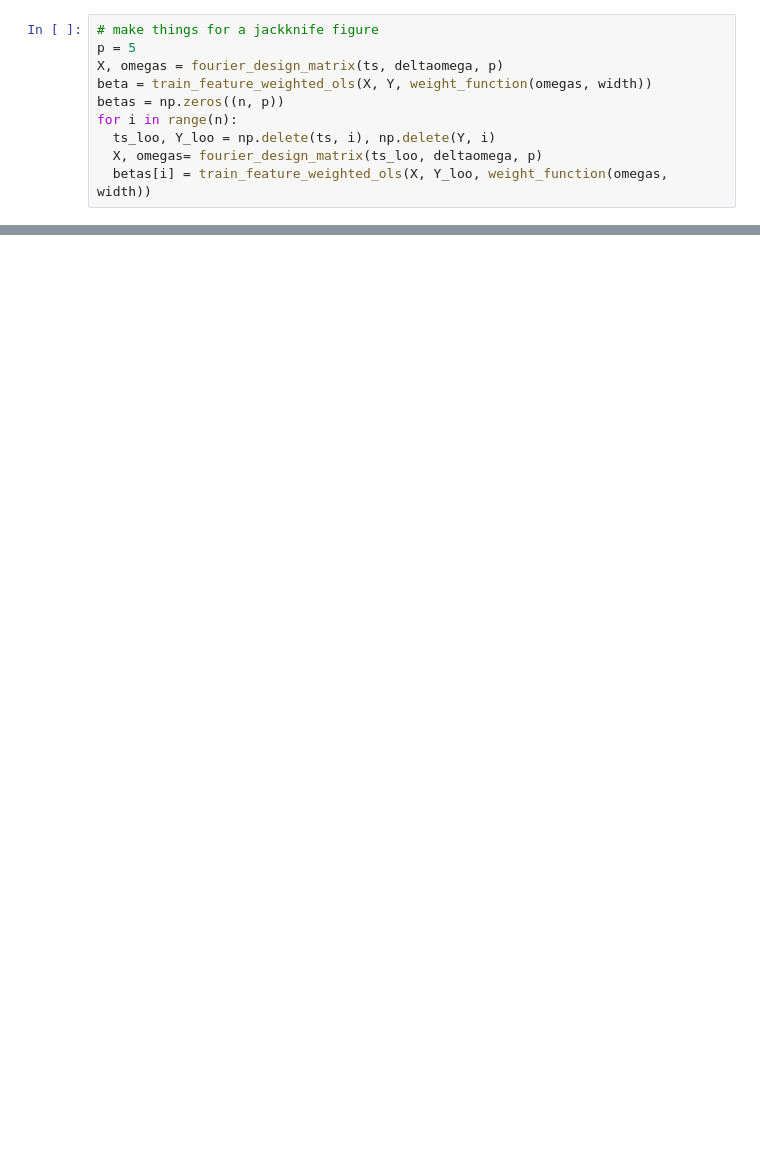
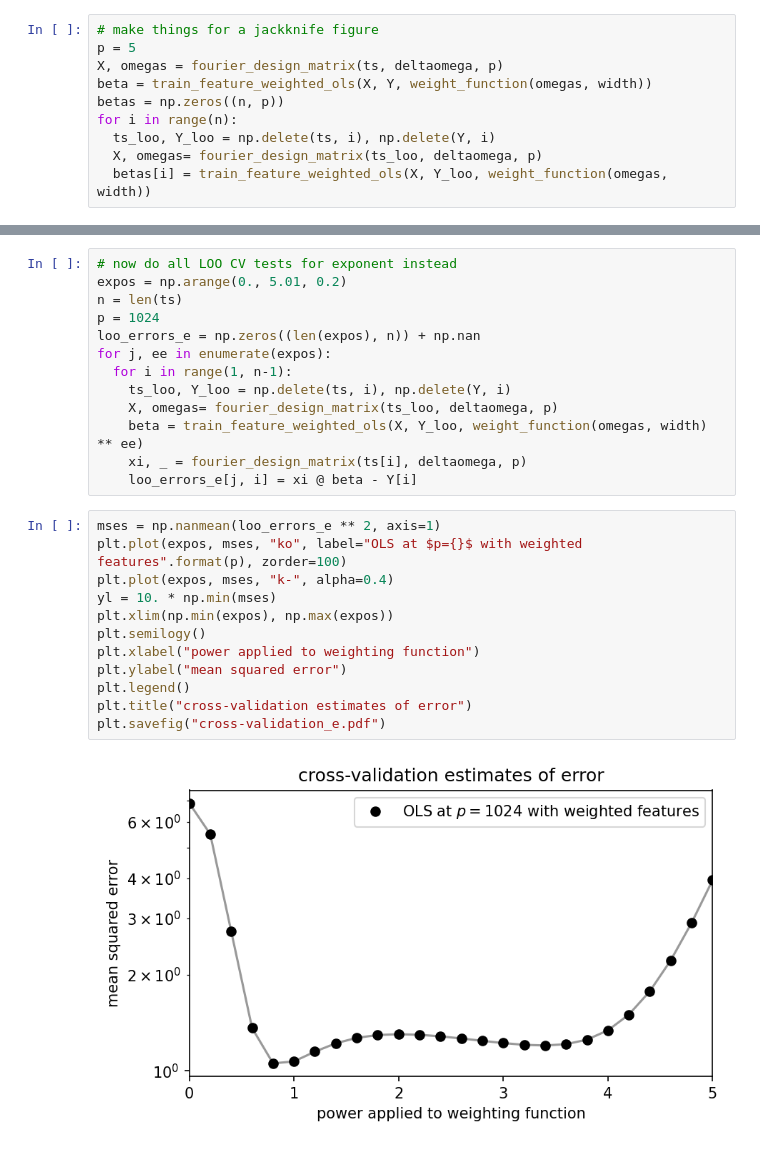
Before and after one commit to davidwhogg/FlexibleLinearModels, a Jupyter notebook: ipynb/experiments_with_reweighting_features.ipynb, the cells around one changed output, grey strips where cells are left out. Saved outputs shown, nothing was run; the diff lists cells and outputs as text; blank space fills up the shorter version.

```diff
--- a/ipynb/experiments_with_reweighting_features.ipynb
+++ b/ipynb/experiments_with_reweighting_features.ipynb
@@ -491,0 +561,27 @@ plt.loglog()
+# %%
+# now do all LOO CV tests for exponent instead
+expos = np.arange(0., 5.01, 0.2)
+n = len(ts)
+p = 1024
+loo_errors_e = np.zeros((len(expos), n)) + np.nan
+for j, ee in enumerate(expos):
+  for i in range(1, n-1):
+    ts_loo, Y_loo = np.delete(ts, i), np.delete(Y, i)
+    X, omegas= fourier_design_matrix(ts_loo, deltaomega, p)
+    beta = train_feature_weighted_ols(X, Y_loo, weight_function(omegas, width) ** ee)
+    xi, _ = fourier_design_matrix(ts[i], deltaomega, p)
+    loo_errors_e[j, i] = xi @ beta - Y[i]
+# %%
+mses = np.nanmean(loo_errors_e ** 2, axis=1)
+plt.plot(expos, mses, "ko", label="OLS at $p={}$ with weighted features".format(p), zorder=100)
+plt.plot(expos, mses, "k-", alpha=0.4)
+yl = 10. * np.min(mses)
+plt.xlim(np.min(expos), np.max(expos))
+plt.semilogy()
+plt.xlabel("power applied to weighting function")
+plt.ylabel("mean squared error")
+plt.legend()
+plt.title("cross-validation estimates of error")
+plt.savefig("cross-validation_e.pdf")
+# %% [output]
+[figure, added]
```
Also changed, not shown: parts of 23 cells of this notebook.
